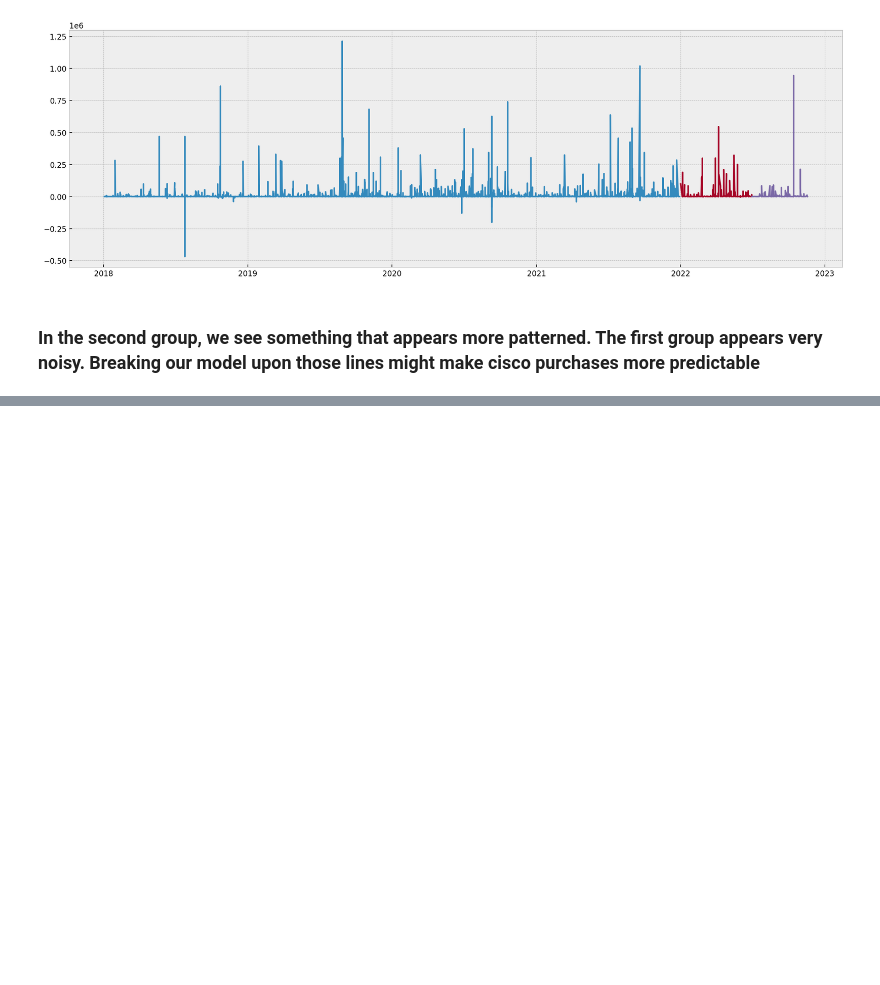
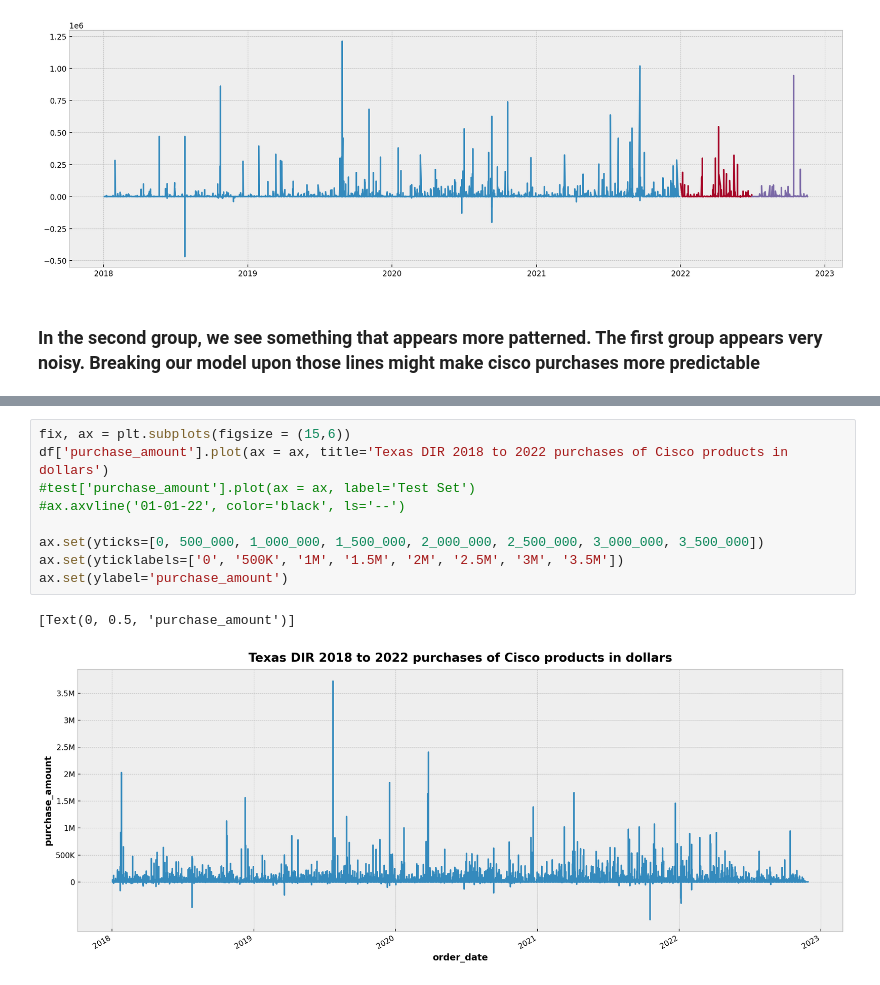
Before and after one commit to The-Real-MVPs/cisco-time-series-analysis, a Jupyter notebook: rosenberger/rosenberger-questions.ipynb, the cells around one changed output, grey strips where cells are left out. Drawn from its saved outputs; the diff is of its cells as text; blank space fills up the shorter version.

```diff
--- a/rosenberger/rosenberger-questions.ipynb
+++ b/rosenberger/rosenberger-questions.ipynb
@@ -188,0 +302,12 @@ plt.plot(sp_test.index, sp_test['purchase_amount'])
+# %%
+fix, ax = plt.subplots(figsize = (15,6))
+df['purchase_amount'].plot(ax = ax, title='Texas DIR 2018 to 2022 purchases of Cisco products in dollars')
+#test['purchase_amount'].plot(ax = ax, label='Test Set')
+#ax.axvline('01-01-22', color='black', ls='--')
+
+ax.set(yticks=[0, 500_000, 1_000_000, 1_500_000, 2_000_000, 2_500_000, 3_000_000, 3_500_000])
+ax.set(yticklabels=['0', '500K', '1M', '1.5M', '2M', '2.5M', '3M', '3.5M'])
+ax.set(ylabel='purchase_amount')
+# %% [output]
+[Text(0, 0.5, 'purchase_amount')]
+[figure, added]
```
Also changed, not shown: parts of 15 cells of this notebook, 1 other file.
